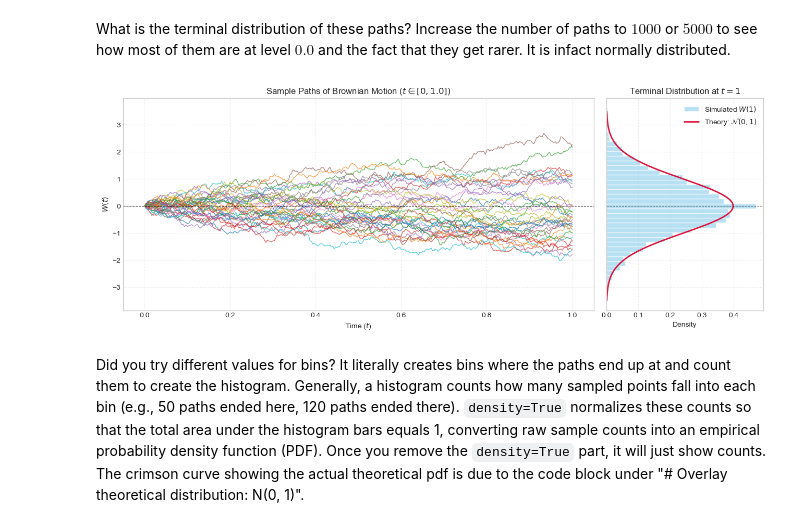
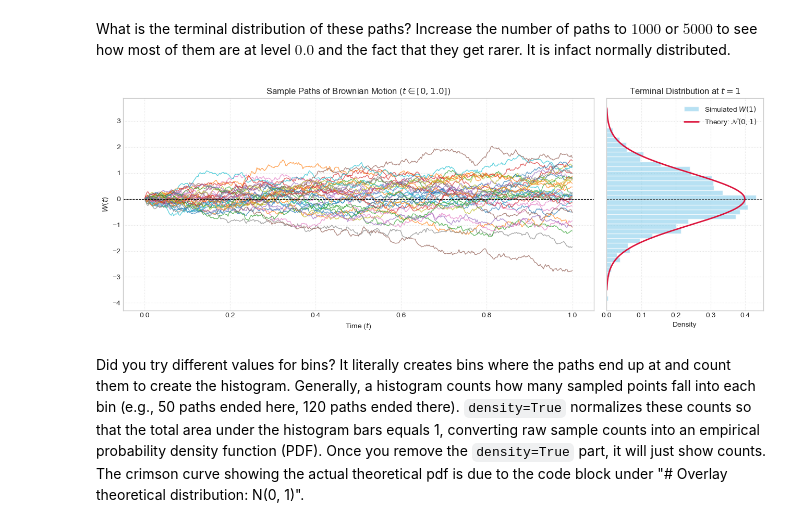
Before and after one commit to kalaapks/radonika_theory-dev, a Jupyter notebook: 01_2D_Stochastic_processes/2D_Stochatsic_paths.ipynb, the cells around one changed output. Drawn from its saved outputs; the diff is of its cells as text; code cells hidden in the pictures.

```diff
--- a/01_2D_Stochastic_processes/2D_Stochatsic_paths.ipynb
+++ b/01_2D_Stochastic_processes/2D_Stochatsic_paths.ipynb
@@ -22,7 +23,7 @@ plt.style.use('seaborn-v0_8-whitegrid')  #design style
 rng = np.random.default_rng(17)
 
 T= 1.0            #process will be on [0,T]
-N = 300          #we will code N to be number of time steps
+N = 400          #we will code N to be number of time steps
 dt = T/N          #N-many steps in [o,T] will make each step dt-sized
 num_paths = 6
 
@@ -95,44 +96,39 @@ fig, (ax1, ax2) = plt.subplots(1, 2, figsize=(13, 5), sharey=True, gridspec_kw={
 #subplots(1, 2,..) means 1 row 2 cols, so we get two side by side plots, sharey=True makes them share the same y axis, you will see the distribution's plot wont have y ticks
 
 #plot sample paths
 for path in sample_paths:
     ax1.plot(times, path, alpha=0.7, linewidth=1)
 
 ax1.axhline(0, color="black", linestyle="--", linewidth=0.8, alpha=1)
 ax1.set_title(f"Sample Paths of Brownian Motion ($t \\in [0, {T}])$")
 ax1.set_xlabel("Time ($t$)")
 ax1.set_ylabel("$W(t)$")
 ax1.grid(True, linestyle=":", alpha=0.6)
 
 # Plot terminal distribution histogram (horizontal to align with paths).
 #try various vlues of bins to see what it does. we will come back to density later.
-counts, bins, _ = ax2.hist(
-    terminal_values,
-    bins=40,
-    density=True,
-    orientation="horizontal",
-    alpha=0.6,
-    color="skyblue",
-    edgecolor="white",
-    label="Simulated $W(1)$",
-)
+counts, bins, _ = ax2.hist(terminal_values,
+                           bins=40,
+                           density=True,
+                           orientation="horizontal", alpha=0.6, color="skyblue", edgecolor="white",
+                           label="Simulated $W(1)$", )
 
 # Overlay theoretical distribution: N(0, 1)
 #norm.pdf(y,0,root(T)) evaluates the pdf at values of y, ie, for y_0 in y: f(y_0) = exp(-(y_0^2-mean)/2T/root(2 pi t)
 y = np.linspace(-3.5, 3.5, 300)
 theoretical_pdf = norm.pdf(y, loc=0, scale=np.sqrt(T))
 ax2.plot(theoretical_pdf, y, color="crimson", linewidth=2, label="Theory: $\\mathcal{N}(0, 1)$",)
 
 ax2.axhline(0, color="black", linestyle="--", linewidth=0.8, alpha=0.7)
 ax2.set_title("Terminal Distribution at $t = 1$")
 ax2.set_xlabel("Density")
 ax2.legend()
 ax2.grid(True, linestyle=":", alpha=0.6)
 
 plt.tight_layout()
 plt.show()
 # %% [output]
-[figure, old version]
+[figure, new version]
 # %% [markdown]
 Did you try different values for bins? It literally creates bins where the paths end up at and count them to create the histogram. Generally, a histogram counts how many sampled points fall into each bin (e.g., 50 paths ended here, 120 paths ended there). `density=True` normalizes these counts so that the total area under the histogram bars equals 1, converting raw sample counts into an empirical probability density function (PDF). Once you remove the `density=True` part, it will just show counts. The crimson curve showing the actual theoretical pdf is due to the code block under "# Overlay theoretical distribution: N(0, 1)".
 # %% [markdown]
```
Also changed, not shown: parts of 9 cells of this notebook.
